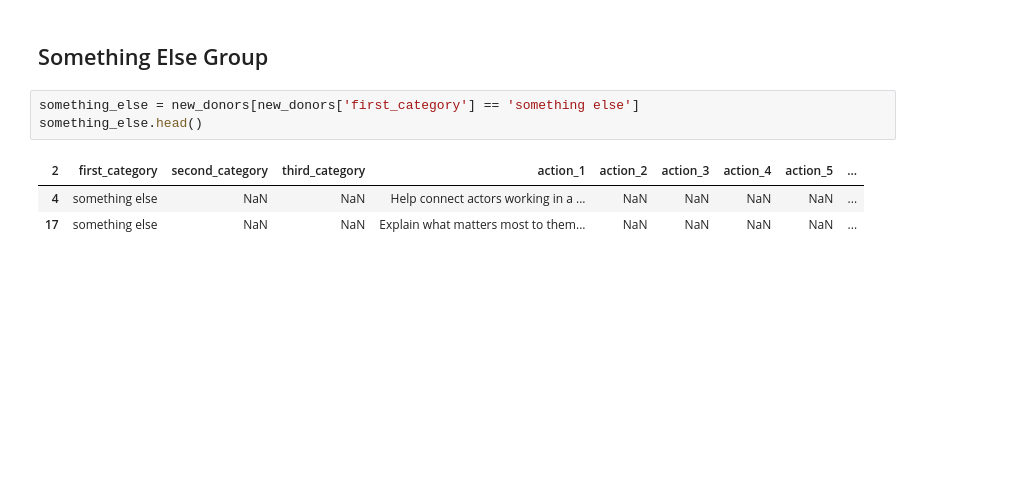
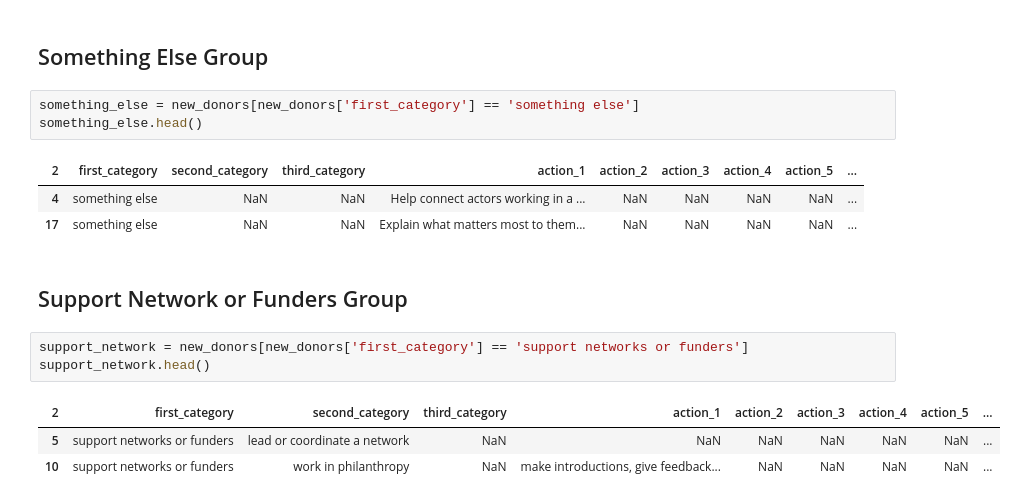
Before and after one commit to alliajagbe/sentiment-analysis, a Jupyter notebook: donor_roles.ipynb, the cells around one changed output. Drawn from its saved outputs; the diff is of its cells as text; blank space fills up the shorter version.

Commit message:
support networks

```diff
--- a/donor_roles.ipynb
+++ b/donor_roles.ipynb
@@ -141,3 +141,12 @@ something_else.head()
 | 2 | first_category | second_category | third_category | action_1 | action_2 | action_3 | action_4 | action_5 | ... |
 | 4 | something else | NaN | NaN | Help connect actors working in a ... | NaN | NaN | NaN | NaN | ... |
 | 17 | something else | NaN | NaN | Explain what matters most to them... | NaN | NaN | NaN | NaN | ... |
+# %% [markdown]
+## Support Network or Funders Group
+# %%
+support_network = new_donors[new_donors['first_category'] == 'support networks or funders']
+support_network.head()
+# %% [output]
+| 2 | first_category | second_category | third_category | action_1 | action_2 | action_3 | action_4 | action_5 | ... |
+| 5 | support networks or funders | lead or coordinate a network | NaN | NaN | NaN | NaN | NaN | NaN | ... |
+| 10 | support networks or funders | work in philanthropy | NaN | make introductions, give feedback... | NaN | NaN | NaN | NaN | ... |
```
